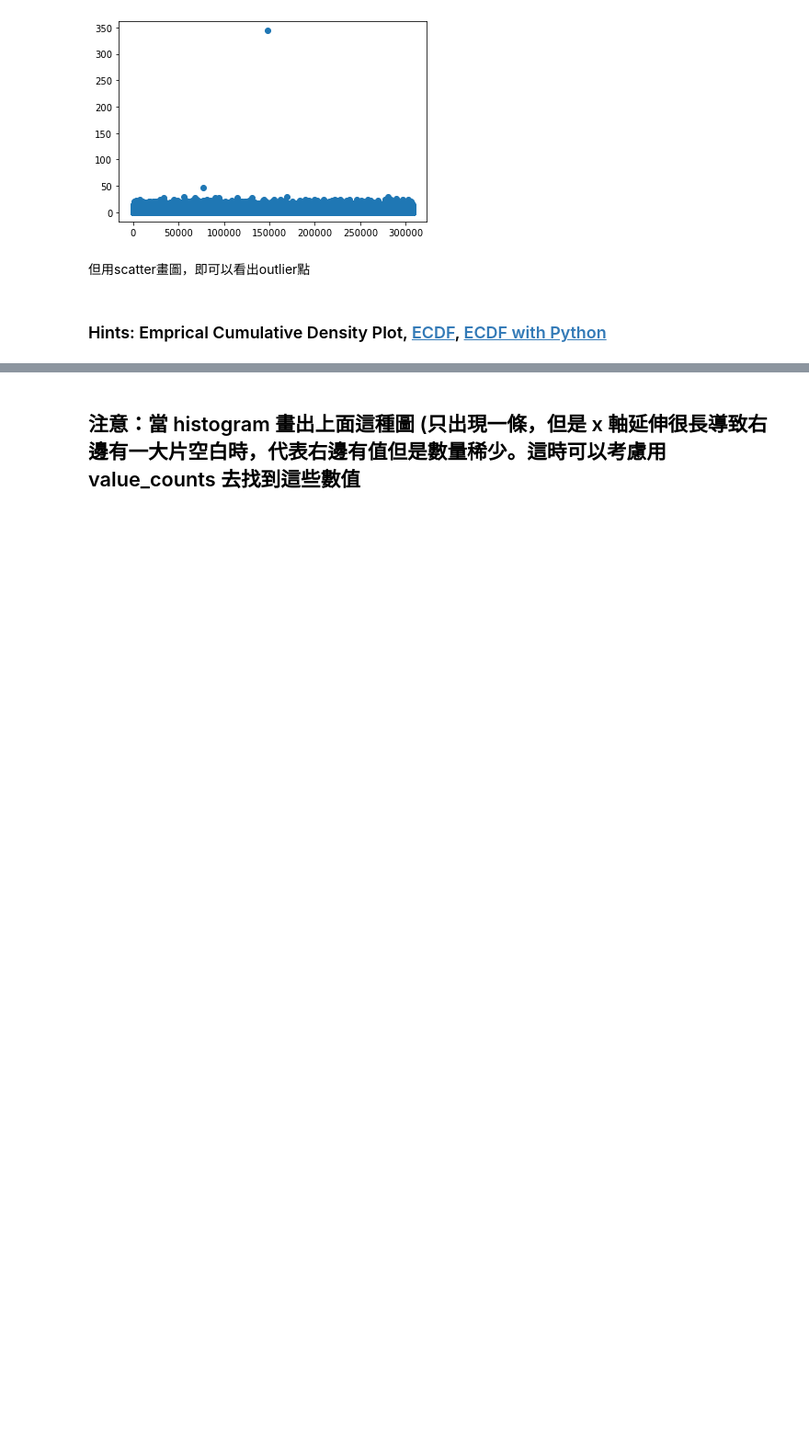
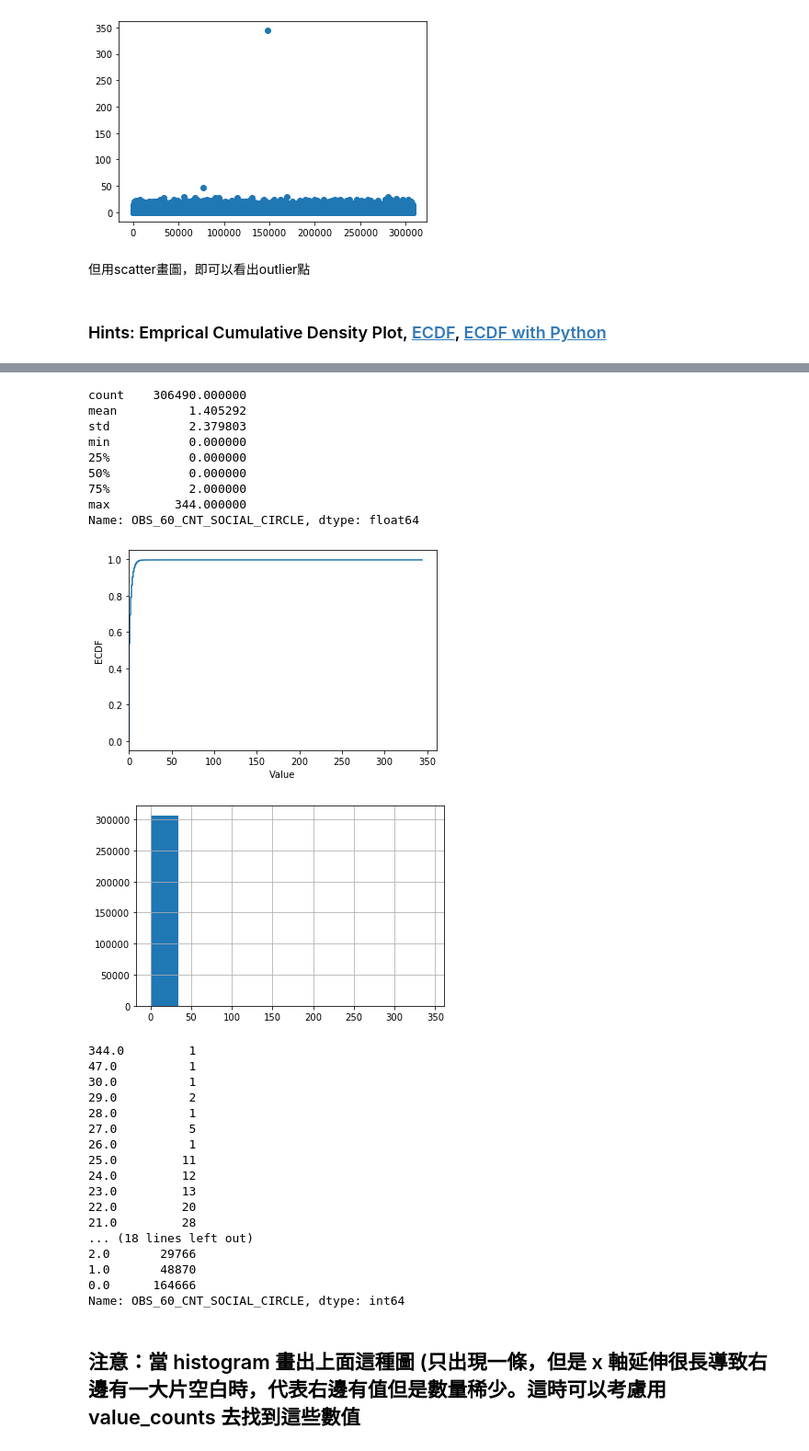
Before and after one commit to suya2503/4th-ML100Days, a Jupyter notebook: Homework/Day_009_HW.ipynb, the cells around one changed output, grey strips where cells are left out. Shown: that part at 92% size. Cells and saved outputs as stored; diff of their text form; code cells hidden in the pictures; blank space fills up the shorter version.

```diff
--- a/Homework/Day_009_HW.ipynb
+++ b/Homework/Day_009_HW.ipynb
@@ -169,24 +209,55 @@ app_train['REGION_POPULATION_RELATIVE'].value_counts()
 # %%
 # 最大值落在分布之外
 print(app_train['OBS_60_CNT_SOCIAL_CIRCLE'].describe())
 
 # 繪製 Empirical Cumulative Density Plot (ECDF)
-"""
+''''
 Your Code Here
-
-cdf =
+'''''
+x = list(app_train['OBS_60_CNT_SOCIAL_CIRCLE'].sort_values())
+y = np.arange(1,len(x)+1)/len(x)
+cdf = pd.Series(y,index=x)
 
 
-plt.plot(list(cdf.index), cdf/cdf.max())
+plt.plot(list(cdf.index), cdf.values)
 plt.xlabel('Value')
 plt.ylabel('ECDF')
 plt.xlim([cdf.index.min() * 0.95, cdf.index.max() * 1.05])
 plt.ylim([-0.05,1.05]) # 限制顯示圖片的範圍
 plt.show()
-"""
+
 app_train['OBS_60_CNT_SOCIAL_CIRCLE'].hist()
 plt.show()
 print(app_train['OBS_60_CNT_SOCIAL_CIRCLE'].value_counts().sort_index(ascending = False))
+# %% [output]
+count    306490.000000
+mean          1.405292
+std           2.379803
+min           0.000000
+25%           0.000000
+50%           0.000000
+75%           2.000000
+max         344.000000
+Name: OBS_60_CNT_SOCIAL_CIRCLE, dtype: float64
+[figure, added]
+[figure, added]
+344.0         1
+47.0          1
+30.0          1
+29.0          2
+28.0          1
+27.0          5
+26.0          1
+25.0         11
+24.0         12
+23.0         13
+22.0         20
+21.0         28
+... (18 lines left out)
+2.0       29766
+1.0       48870
+0.0      164666
+Name: OBS_60_CNT_SOCIAL_CIRCLE, dtype: int64
 # %% [markdown]
 ## 注意：當 histogram 畫出上面這種圖 (只出現一條，但是 x 軸延伸很長導致右邊有一大片空白時，代表右邊有值但是數量稀少。這時可以考慮用 value_counts 去找到這些數值
 # %%
```
Also changed, not shown: parts of 4 cells of this notebook.
